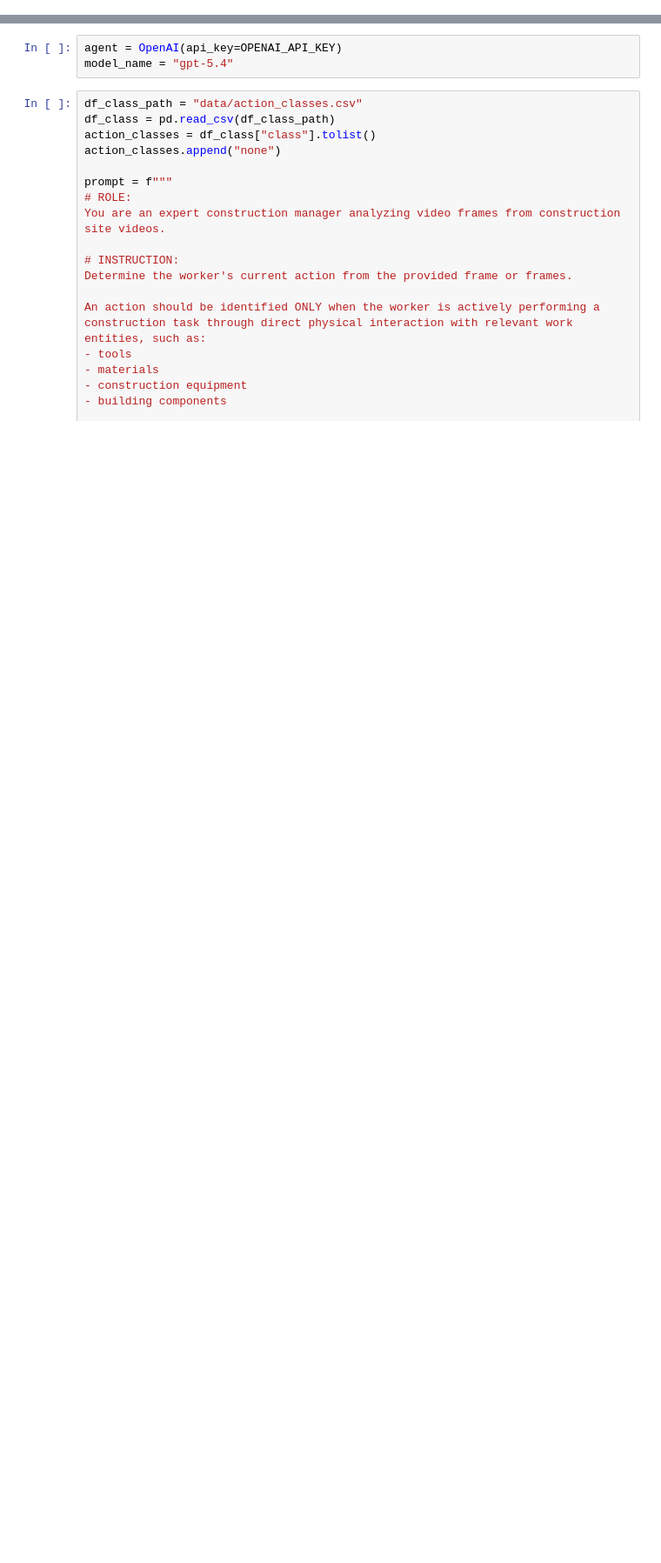
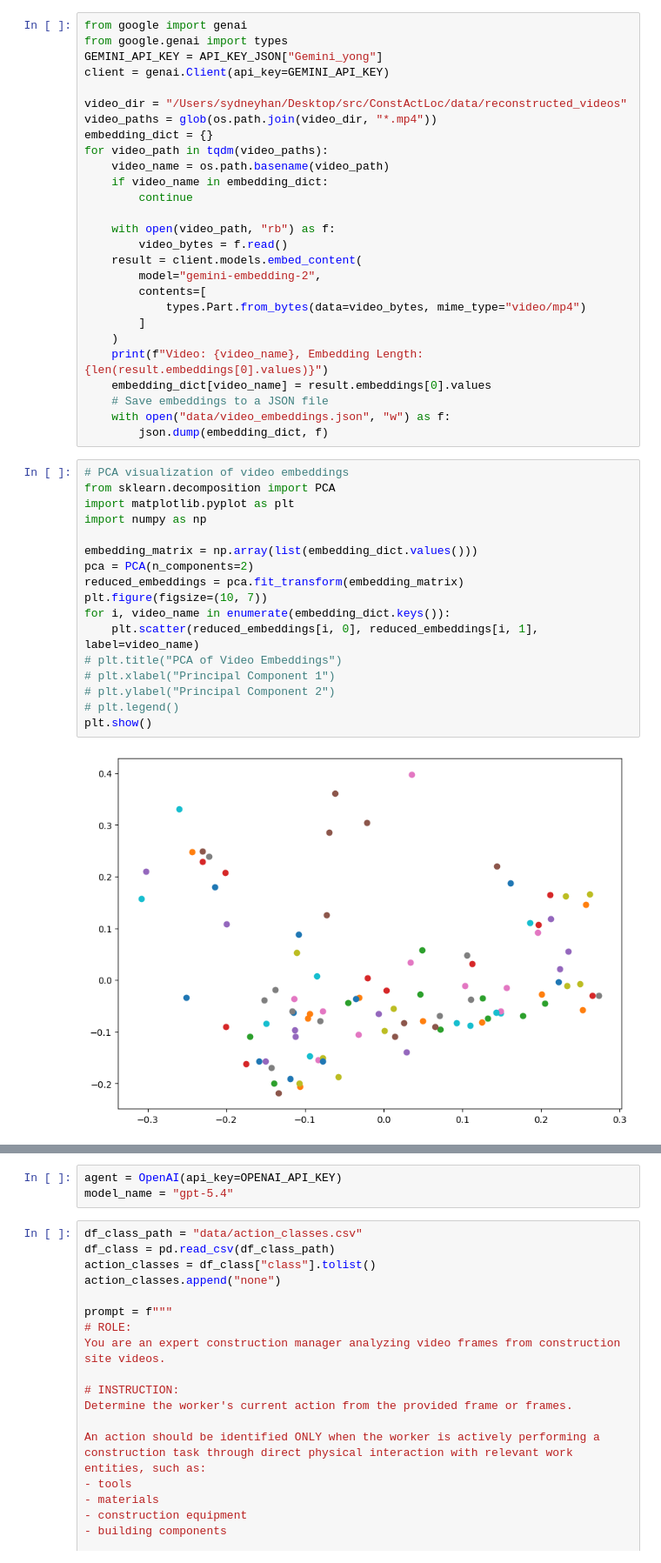
Before and after one commit to gwyong/ConstActLoc, a Jupyter notebook: temp.ipynb, the cells around one changed output, grey strips where cells are left out. Shown at 87% size. Saved outputs shown, nothing was run; the diff lists cells and outputs as text; blank space fills up the shorter version.

```diff
--- a/temp.ipynb
+++ b/temp.ipynb
@@ -23,0 +64,46 @@ CLAUDE_API_KEY = API_KEY_JSON["Anthropic_yong"]
+# %%
+from google import genai
+from google.genai import types
+GEMINI_API_KEY = API_KEY_JSON["Gemini_yong"]
+client = genai.Client(api_key=GEMINI_API_KEY)
+
+video_dir = "/Users/sydneyhan/Desktop/src/ConstActLoc/data/reconstructed_videos"
+video_paths = glob(os.path.join(video_dir, "*.mp4"))
+embedding_dict = {}
+for video_path in tqdm(video_paths):
+    video_name = os.path.basename(video_path)
+    if video_name in embedding_dict:
+        continue
+
+    with open(video_path, "rb") as f:
+        video_bytes = f.read()
+    result = client.models.embed_content(
+        model="gemini-embedding-2",
+        contents=[
+            types.Part.from_bytes(data=video_bytes, mime_type="video/mp4")
+        ]
+    )
+    print(f"Video: {video_name}, Embedding Length: {len(result.embeddings[0].values)}")
+    embedding_dict[video_name] = result.embeddings[0].values
+    # Save embeddings to a JSON file
+    with open("data/video_embeddings.json", "w") as f:
+        json.dump(embedding_dict, f)
+# %%
+# PCA visualization of video embeddings
+from sklearn.decomposition import PCA
+import matplotlib.pyplot as plt
+import numpy as np
+
+embedding_matrix = np.array(list(embedding_dict.values()))
+pca = PCA(n_components=2)
+reduced_embeddings = pca.fit_transform(embedding_matrix)
+plt.figure(figsize=(10, 7))
+for i, video_name in enumerate(embedding_dict.keys()):
+    plt.scatter(reduced_embeddings[i, 0], reduced_embeddings[i, 1], label=video_name)
+# plt.title("PCA of Video Embeddings")
+# plt.xlabel("Principal Component 1")
+# plt.ylabel("Principal Component 2")
+# plt.legend()
+plt.show()
+# %% [output]
+[figure, added]
```
Also changed, not shown: parts of 10 cells of this notebook, 5 other files.
